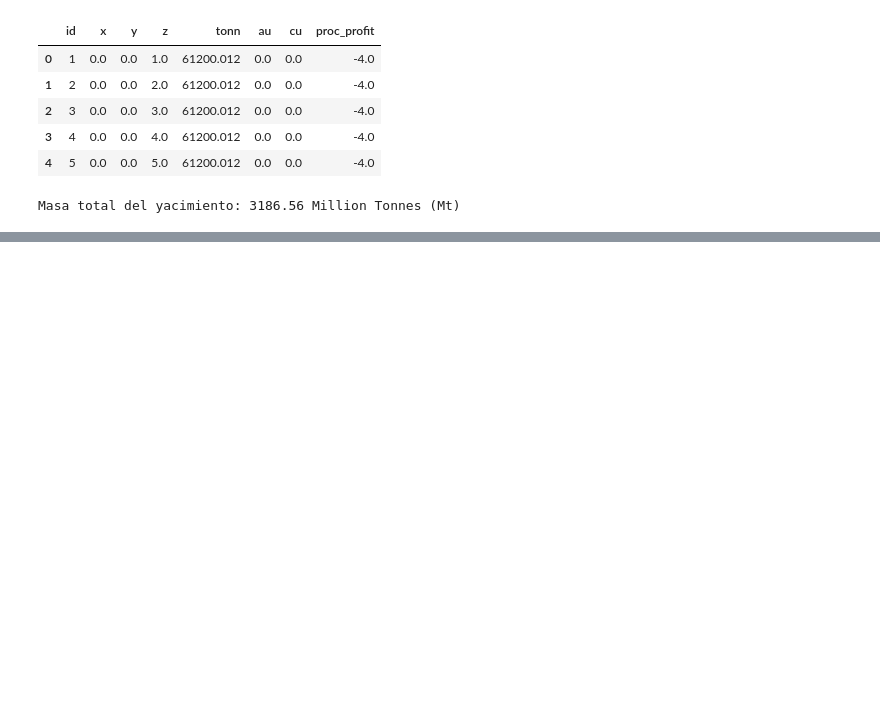
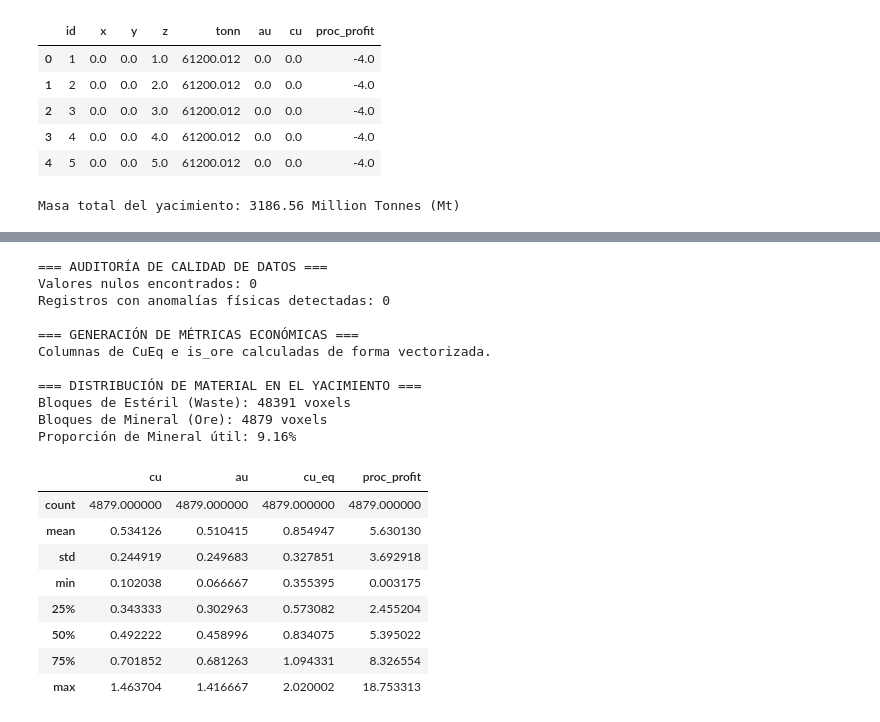
Before and after one commit to Cesar02Dev/capstone-marvin-optimization, a Jupyter notebook: 01_marvin_optimization.ipynb, the cells around one changed output, grey strips where cells are left out. Saved outputs shown, nothing was run; the diff lists cells and outputs as text; code cells hidden in the pictures; blank space fills up the shorter version.

```diff
--- a/01_marvin_optimization.ipynb
+++ b/01_marvin_optimization.ipynb
@@ -171,0 +169,56 @@ Proporción de Mineral en el yacimiento: 9.16%
+# %%
+print("=== AUDITORÍA DE CALIDAD DE DATOS ===")
+total_nulos = df_blocks.isnull().sum().sum()
+print(f"Valores nulos encontrados: {total_nulos}")
+
+anomalias_fisicas = df_blocks[
+    (df_blocks["au"] < 0)
+    | (df_blocks["cu"] < 0)
+    | (df_blocks["tonn"] <= 0)
+]
+print(
+    f"Registros con anomalías físicas detectadas: {len(anomalias_fisicas)}"
+)
+
+print("\n=== GENERACIÓN DE MÉTRICAS ECONÓMICAS ===")
+RATIO_CONVERSION = 0.62855
+df_blocks["cu_eq"] = df_blocks["cu"] + (
+    df_blocks["au"] * RATIO_CONVERSION
+)
+df_blocks["is_ore"] = df_blocks["proc_profit"] > 0
+print("Columnas de CuEq e is_ore calculadas de forma vectorizada.")
+
+print("\n=== DISTRIBUCIÓN DE MATERIAL EN EL YACIMIENTO ===")
+conteo_material = df_blocks["is_ore"].value_counts()
+porcentaje_ore = df_blocks["is_ore"].mean() * 100
+
+print(f"Bloques de Estéril (Waste): {conteo_material[False]} voxels")
+print(f"Bloques de Mineral (Ore): {conteo_material[True]} voxels")
+print(f"Proporción de Mineral útil: {porcentaje_ore:.2f}%")
+
+display(
+    df_blocks[df_blocks["is_ore"]][
+        ["cu", "au", "cu_eq", "proc_profit"]
+    ].describe()
+)
+# %% [output]
+=== AUDITORÍA DE CALIDAD DE DATOS ===
+Valores nulos encontrados: 0
+Registros con anomalías físicas detectadas: 0
+
+=== GENERACIÓN DE MÉTRICAS ECONÓMICAS ===
+Columnas de CuEq e is_ore calculadas de forma vectorizada.
+
+=== DISTRIBUCIÓN DE MATERIAL EN EL YACIMIENTO ===
+Bloques de Estéril (Waste): 48391 voxels
+Bloques de Mineral (Ore): 4879 voxels
+Proporción de Mineral útil: 9.16%
+|  | cu | au | cu_eq | proc_profit |
+| count | 4879.000000 | 4879.000000 | 4879.000000 | 4879.000000 |
+| mean | 0.534126 | 0.510415 | 0.854947 | 5.630130 |
+| std | 0.244919 | 0.249683 | 0.327851 | 3.692918 |
+| min | 0.102038 | 0.066667 | 0.355395 | 0.003175 |
+| 25% | 0.343333 | 0.302963 | 0.573082 | 2.455204 |
+| 50% | 0.492222 | 0.458996 | 0.834075 | 5.395022 |
+| 75% | 0.701852 | 0.681263 | 1.094331 | 8.326554 |
+| max | 1.463704 | 1.416667 | 2.020002 | 18.753313 |
```
Also changed, not shown: parts of 11 cells of this notebook.
